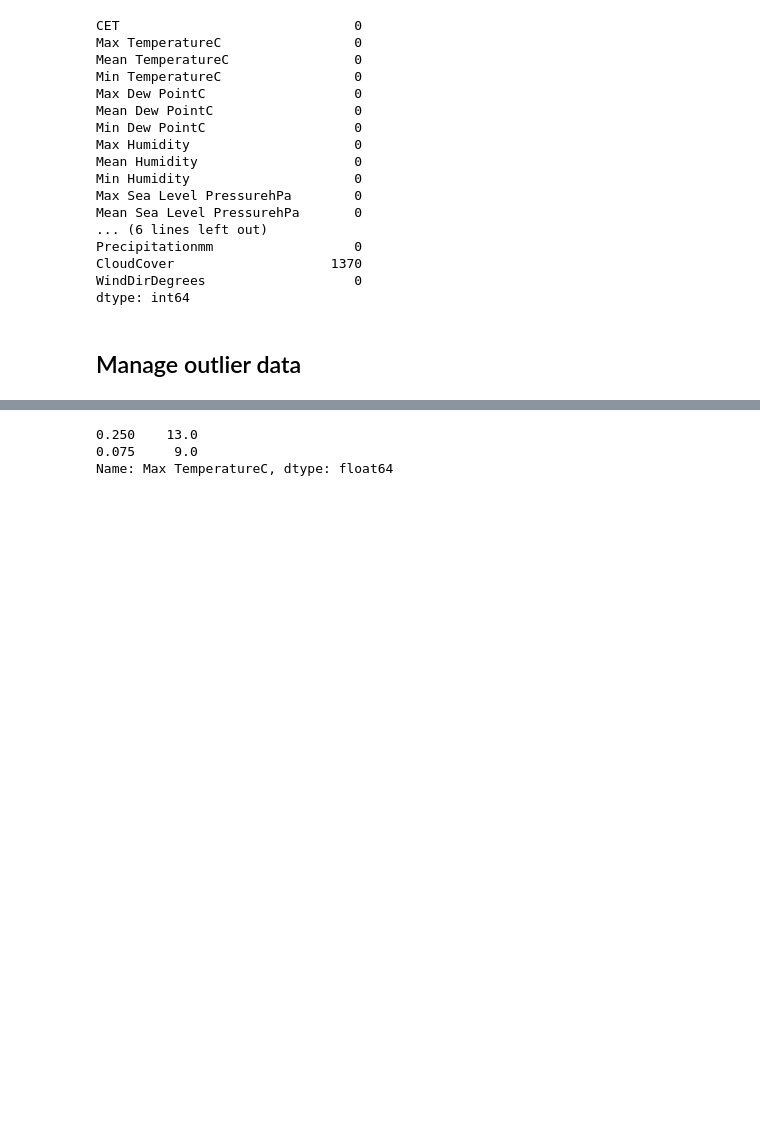
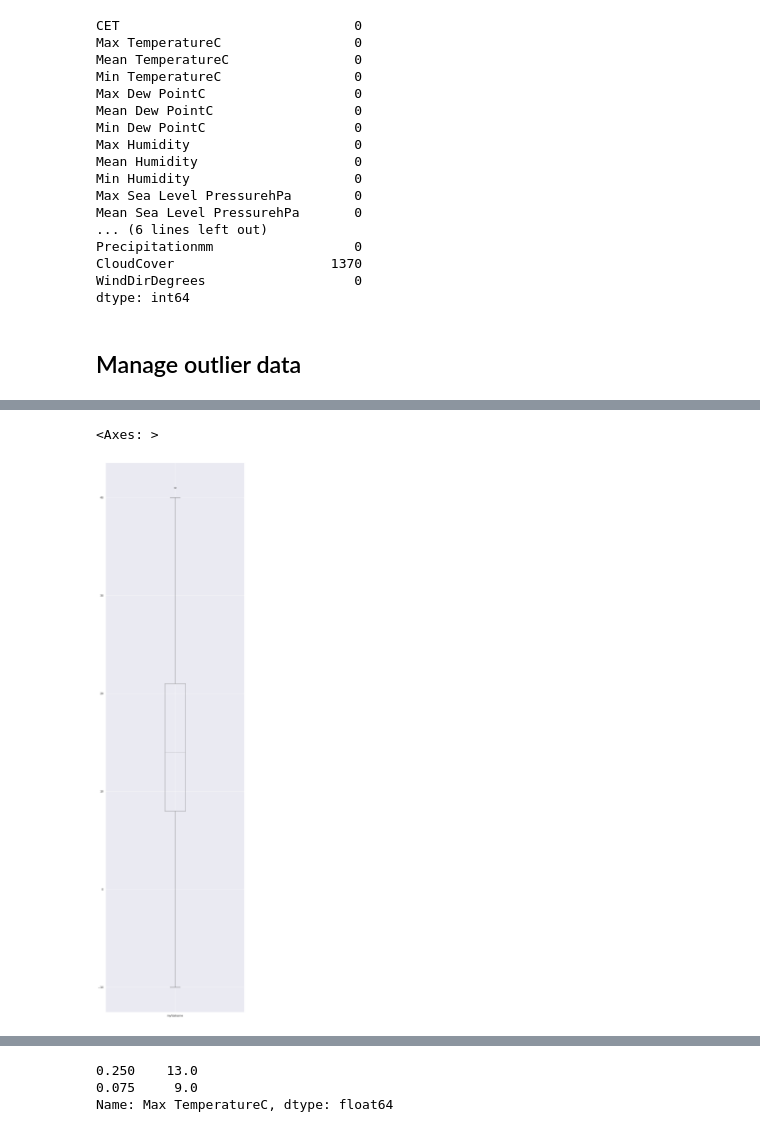
Before and after one commit to nnyPRO/Daily_Weather, a Jupyter notebook: code/Ta.ipynb, the cells around one changed output, grey strips where cells are left out. Drawn from its saved outputs; the diff is of its cells as text; code cells hidden in the pictures; blank space fills up the shorter version.

```diff
--- a/code/Ta.ipynb
+++ b/code/Ta.ipynb
@@ -139,0 +179,5 @@ dtype: int64
+# %%
+a.boxplot()
+# %% [output]
+<Axes: >
+[figure, added]
```
Also changed, not shown: parts of 10 cells of this notebook.
